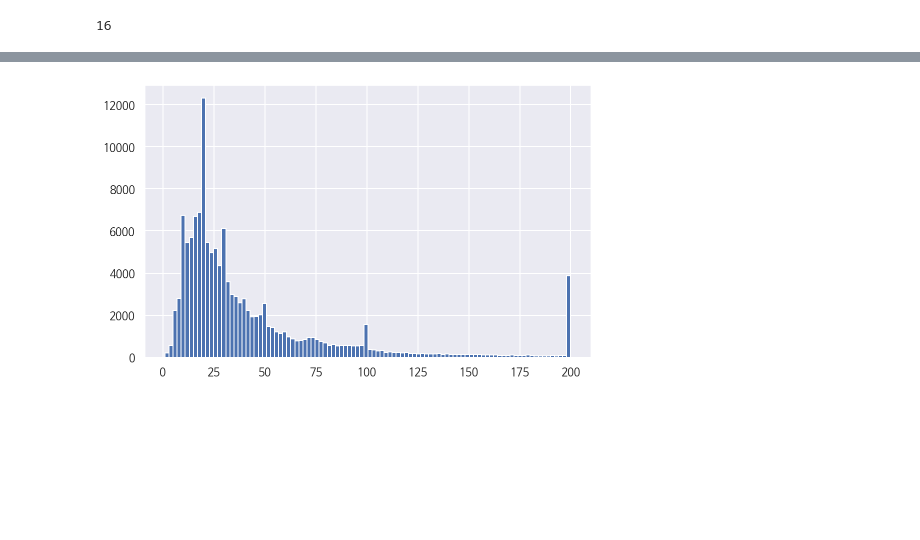
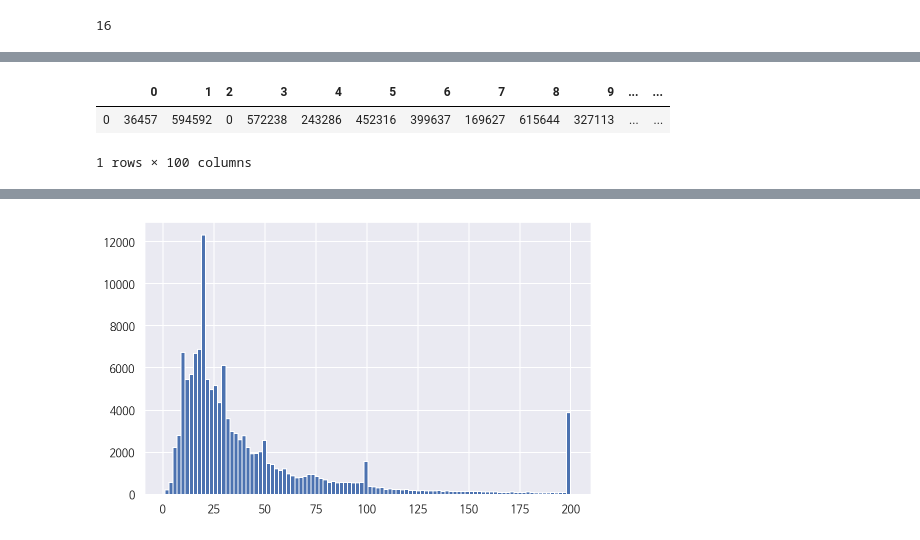
Before and after one commit to HowardHowonYu/book_recommendation, a Jupyter notebook: howard/playlist_recommendation/LSTM.ipynb, the cells around one changed output, grey strips where cells are left out. Cells and saved outputs as stored; diff of their text form; code cells hidden in the pictures; blank space fills up the shorter version.

```diff
--- a/howard/playlist_recommendation/LSTM.ipynb
+++ b/howard/playlist_recommendation/LSTM.ipynb
@@ -31,0 +200,6 @@ df = pd.concat([train,val])
+# %%
+pd.DataFrame([i[0] for i in Counter(a).most_common()][:100]).T
+# %% [output]
+|  | 0 | 1 | 2 | 3 | 4 | 5 | 6 | 7 | 8 | 9 | ... | ... |
+| 0 | 36457 | 594592 | 0 | 572238 | 243286 | 452316 | 399637 | 169627 | 615644 | 327113 | ... | ... |
+1 rows × 100 columns
```
Also changed, not shown: parts of 32 cells of this notebook, 2 other files.
